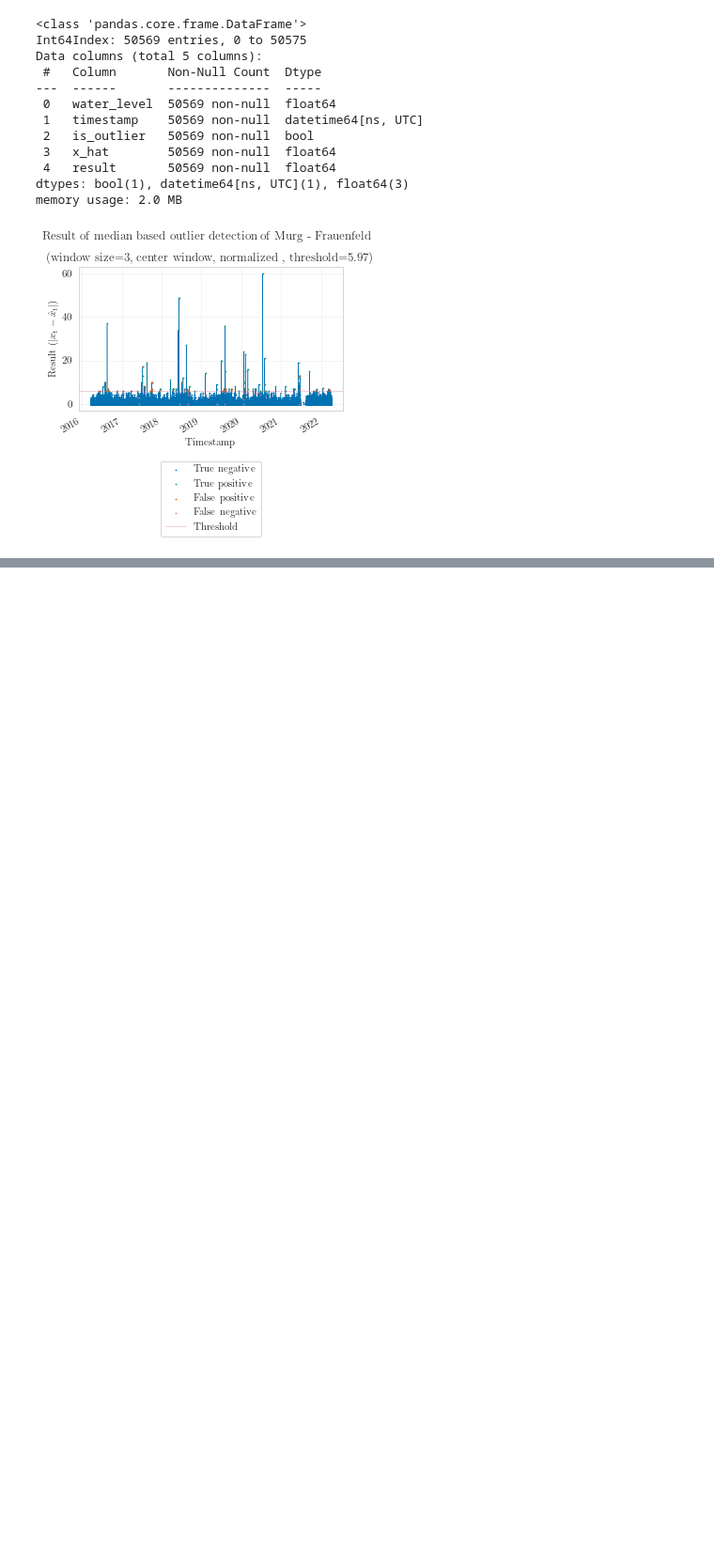
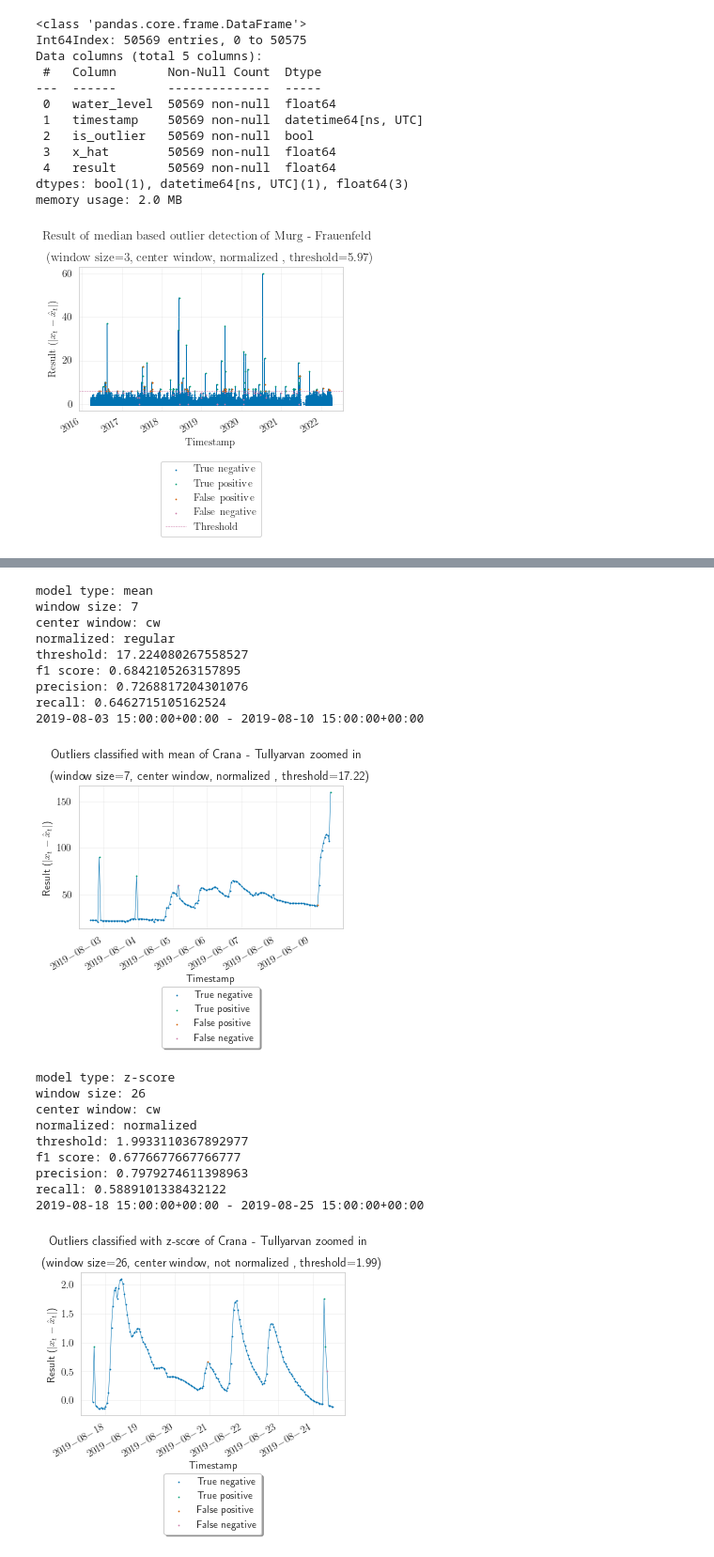
Before and after one commit to cellularegg/bachelor-thesis-code, a Jupyter notebook: analyze_outlier_detection_results.ipynb, the cells around one changed output, grey strips where cells are left out. Shown at 94% size. Drawn from its saved outputs; the diff is of its cells as text; code cells hidden in the pictures; blank space fills up the shorter version.

```diff
--- a/analyze_outlier_detection_results.ipynb
+++ b/analyze_outlier_detection_results.ipynb
@@ -789,3 +818,83 @@ dtypes: bool(1), datetime64[ns, UTC](1), float64(3)
 memory usage: 2.0 MB
 0.45454545454545453
 [figure]
+# %%
+for mt in prediction_summary_df['model_type'].unique():
+    best_pred_per_model = prediction_summary_df.loc[prediction_summary_df['model_type'] == mt].sort_values(by=['f1_score'], ascending=False).iloc[0]
+    common_id = best_pred_per_model['common_id']
+    model_type = best_pred_per_model['model_type']
+    window_size = int(best_pred_per_model['window_size']) if best_pred_per_model['window_size'] is not None else None
+    center_window = 'cw' if best_pred_per_model['center_window'] else 'nocw'
+    normalized = 'normalized' if best_pred_per_model['normalized'] else 'regular'
+    threshold = best_pred_per_model['threshold']
+    print(f'model type: {model_type}')
+    print(f'window size: {window_size}')
+    print(f'center window: {center_window}')
+    print(f'normalized: {normalized}')
+    print(f'threshold: {threshold}')
+    print(f'f1 score: {best_pred_per_model["f1_score"]}')
+    print(f'precision: {best_pred_per_model["precision"]}')
+    print(f'recall: {best_pred_per_model["recall"]}')
+    best_pred_per_model_df = pd.read_parquet(f'./data/predictions/raw_preprocessed/{normalized}/{common_id}/{window_size}_{center_window}_{model_type}.parquet')
+    # best_pred_per_model_df.info()
+    best_pred_per_model_df['y_pred'] = np.where(best_pred_per_model_df['result'] > threshold, 1, 0)
+    best_pred_per_model_df['pred_type'] = best_pred_per_model_df.apply(lambda row: get_TP_TN_FP_FN(row['is_outlier'], row['y_pred']), axis=1)
+    tex_plots_path = f'../bachelor-thesis/plots/pdfs/{common_id}/'
+    min_timestamp = best_pred_per_model_df['timestamp'].min()
+    max_timestamp = best_pred_per_model_df['timestamp'].max()
+    timedelta = np.timedelta64(7, 'D')
+    increment = np.timedelta64(1, 'D')
+    lower_window = min_timestamp
+    upper_window = min_timestamp + timedelta
+    while upper_window < max_timestamp:
+        df_slice = best_pred_per_model_df.loc[(best_pred_per_model_df['timestamp'] >= lower_window) & (best_pred_per_model_df['timestamp'] < upper_window)]
+        lower_window = lower_window + increment
+        upper_window = upper_window + increment
+        if len(df_slice['pred_type'].unique()) == 4:
+            print(f'{lower_window} - {upper_window}')
+            fig, ax = plt.subplots(1, 1, figsize=set_size('thesis'))
+            plt.plot(df_slice['timestamp'], df_slice['water_level'], linewidth=0.5,
+                     zorder=-1)
+            plt.scatter(df_slice.loc[df_slice['pred_type'] == 'TN', 'timestamp'],
+                        df_slice.loc[df_slice['pred_type'] == 'TN', 'water_level'], s=0.5, c='C0', label='True negative')
+            plt.scatter(df_slice.loc[df_slice['pred_type'] == 'TP', 'timestamp'],
+                        df_slice.loc[df_slice['pred_type'] == 'TP', 'water_level'], s=0.5, c='C1', label='True positive')
+            plt.scatter(df_slice.loc[df_slice['pred_type'] == 'FP', 'timestamp'],
+                        df_slice.loc[df_slice['pred_type'] == 'FP', 'water_level'], s=0.5, c='C2', label='False positive')
+            plt.scatter(df_slice.loc[df_slice['pred_type'] == 'FN', 'timestamp'],
+                        df_slice.loc[df_slice['pred_type'] == 'FN', 'water_level'], s=0.5, c='C3', label='False negative')
+
+            plt.suptitle(f'Outliers classified with {model_type} of {stations_dict[common_id]["water_name"]} - {stations_dict[common_id]["station_name"]} zoomed in',  y=1.05)
+            plt.title(f'(window size={window_size}, {"no " if not best_pred_per_model["center_window"] else ""} center window, {"not " if best_pred_per_model["normalized"] else ""} normalized , threshold={round(threshold, 2)})')
+            plt.grid(alpha=0.25)
+            plt.gcf().autofmt_xdate()
+            plt.xlabel('Timestamp')
+            plt.ylabel('Result ($|x_t - \hat{x}_t|$)')
+            ax.legend(loc='upper center', bbox_to_anchor=(0.5, -0.37),
+                      fancybox=True, shadow=True)
+            plt.savefig(f'{tex_plots_path}od_{model_type}_{common_id}_zoomed.pdf', format='pdf',
+            bbox_inches='tight')
+
+            plt.show()
+            break
+# %% [output]
+model type: mean
+window size: 7
+center window: cw
+normalized: regular
+threshold: 17.224080267558527
+f1 score: 0.6842105263157895
+precision: 0.7268817204301076
+recall: 0.6462715105162524
+2019-08-03 15:00:00+00:00 - 2019-08-10 15:00:00+00:00
+[figure, added]
+model type: z-score
+window size: 26
+center window: cw
+normalized: normalized
+threshold: 1.9933110367892977
+f1 score: 0.6776677667766777
+precision: 0.7979274611398963
+recall: 0.5889101338432122
+2019-08-18 15:00:00+00:00 - 2019-08-25 15:00:00+00:00
+[figure, added]
```
Also changed, not shown: parts of 19 cells of this notebook.
